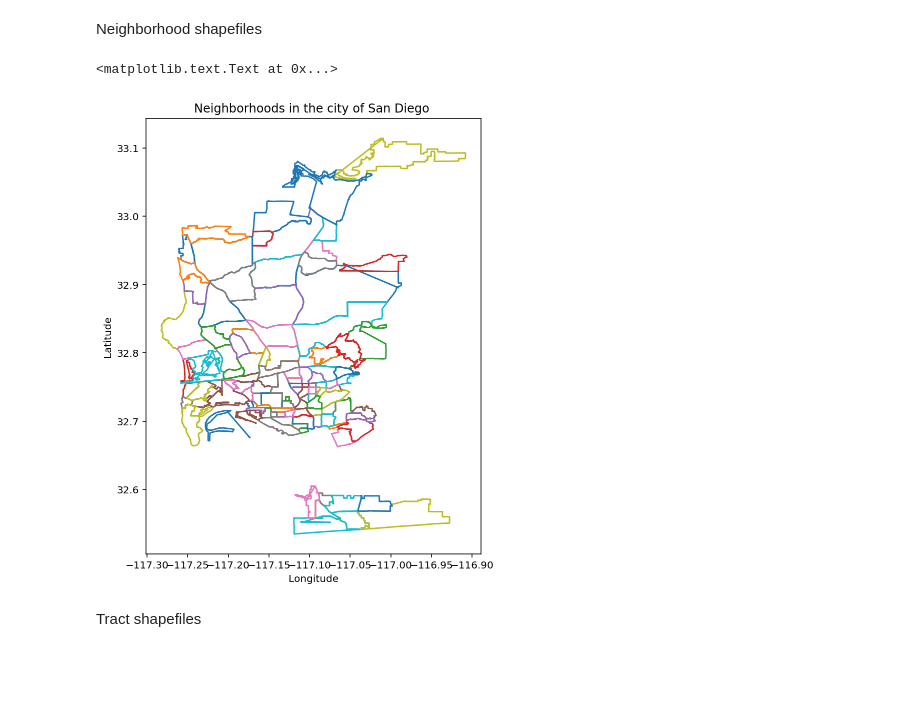
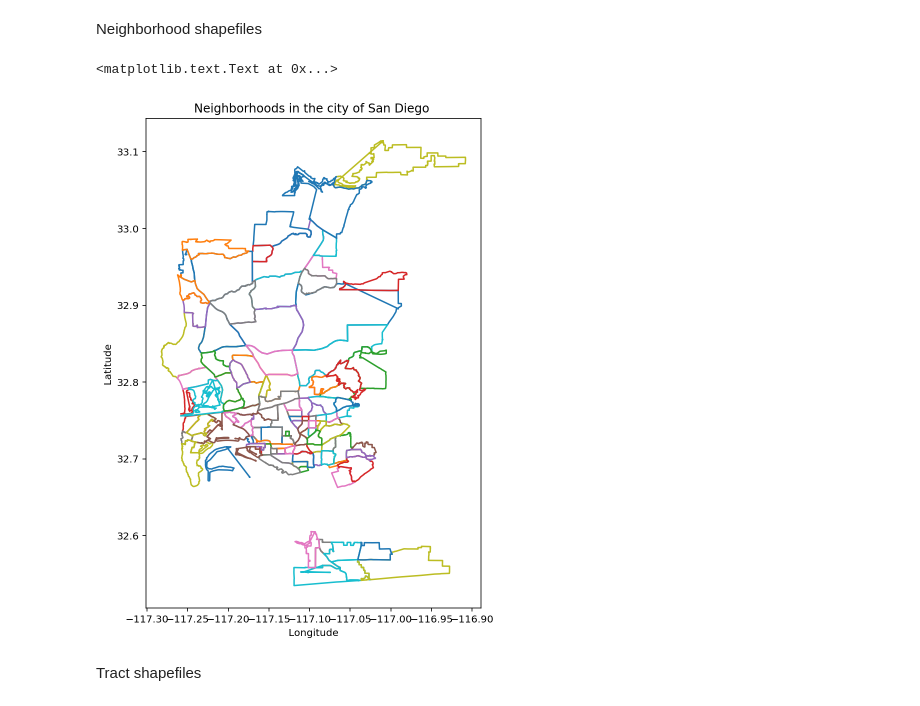
Before and after one commit to Hudsonnc/Pr_084, a Jupyter notebook: Pr_084_HackathonSubmission.ipynb, the cells around one changed output. Cells and saved outputs as stored; diff of their text form; code cells hidden in the pictures; blank space fills up the shorter version.

```diff
--- a/Pr_084_HackathonSubmission.ipynb
+++ b/Pr_084_HackathonSubmission.ipynb
@@ -221,15 +221,15 @@ for i in range(len(ca_neighborhood_metadata)):
         sd_neighborhood_metadata.append(metadata)
         sd_neighborhood_names.append(metadata.record[3])
 # %%
-fig = plt.figure(figsize=(6,8))
+fig = plt.figure(figsize=(6,9))
 for shape in sd_neighborhood_shapes:
     plt.plot(np.array(shape.points)[:,0], np.array(shape.points)[:,1])
 plt.title('Neighborhoods in the city of San Diego ')
 plt.xlabel('Longitude')
 plt.ylabel('Latitude')
 # %% [output]
 <matplotlib.text.Text at 0x...>
-[figure, old version]
+[figure, new version]
 # %% [markdown]
 Tract shapefiles
 # %%
```
